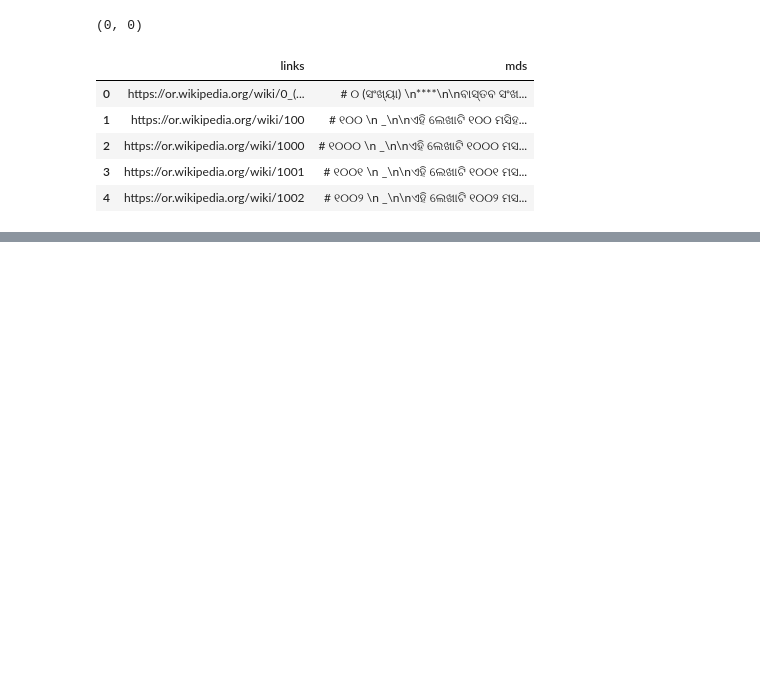
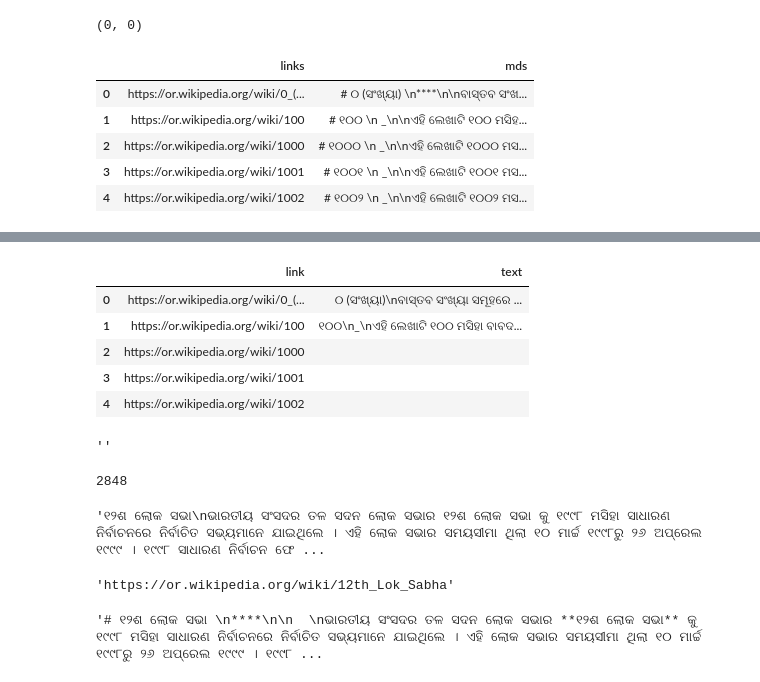
Before and after one commit to tripathysagar/odia_text_prep, a Jupyter notebook: wikipedia/process_wikipedia_web2md.ipynb, the cells around one changed output, grey strips where cells are left out. Saved outputs shown, nothing was run; the diff lists cells and outputs as text; code cells hidden in the pictures; blank space fills up the shorter version.

Commit message:
after extracting text from odia wiki page, removing tables, and bot generated pages

```diff
--- a/wikipedia/process_wikipedia_web2md.ipynb
+++ b/wikipedia/process_wikipedia_web2md.ipynb
@@ -323,0 +329,4 @@ data_tf.to_csv("wiki_extracted.csv", index=False )
+# %%
+import pandas as pd
+df = pd.read_csv('wiki_extracted.csv')
+df.head()
@@ -323,0 +340,3 @@ data_tf.to_csv("wiki_extracted.csv", index=False )
+# %%
+mds = df['mds']
+len(mds) == len(df)
@@ -323,0 +407,2 @@ data_tf.to_csv("wiki_extracted.csv", index=False )
+# %%
+ext_txt =  parallel(clean_text, mds, progress=True, n_workers=16)
@@ -323,0 +411,37 @@ data_tf.to_csv("wiki_extracted.csv", index=False )
+# %%
+data = {
+    'link': (df['links']),
+    'text': ext_txt
+}
+data_df = pd.DataFrame.from_dict(data)
+data_df.head()
+data_df.to_csv("odia_wiki.csv", index=False )
+# %%
+data_df.head()
+# %% [output]
+|  | link | text |
+| 0 | https://or.wikipedia.org/wiki/0_(... | ୦ (ସଂଖ୍ୟା)\nବାସ୍ତବ ସଂଖ୍ୟା ସମୂହରେ ... |
+| 1 | https://or.wikipedia.org/wiki/100 | ୧୦୦\n_\nଏହି ଲେଖାଟି ୧୦୦ ମସିହା ବାବଦ... |
+| 2 | https://or.wikipedia.org/wiki/1000 |  |
+| 3 | https://or.wikipedia.org/wiki/1001 |  |
+| 4 | https://or.wikipedia.org/wiki/1002 |  |
+# %%
+data_tf.iloc[2]['text']
+# %% [output]
+''
+# %%
+ (data_tf['text'] == '').sum()
+# %% [output]
+2848
+# %%
+data_tf.iloc[336]['text']
+# %% [output]
+'୧୨ଶ ଲୋକ ସଭା\nଭାରତୀୟ ସଂସଦର ତଳ ସଦନ ଲୋକ ସଭାର ୧୨ଶ ଲୋକ ସଭା କୁ ୧୯୯୮ ମସିହା ସାଧାରଣ ନିର୍ବାଚନରେ ନିର୍ବାଚିତ ସଭ୍ୟମାନେ ଯାଇଥିଲେ । ଏହି ଲୋକ ସଭାର ସମୟସୀମା ଥିଲା ୧୦ ମାର୍ଚ୍ଚ ୧୯୯୮ରୁ ୨୬ ଅପ୍ରେଲ ୧୯୯୯ । ୧୯୯୮ ସାଧାରଣ ନିର୍ବାଚନ ଫେ ...
+# %%
+data_tf.iloc[336]['links']
+# %% [output]
+'https://or.wikipedia.org/wiki/12th_Lok_Sabha'
+# %%
+df.iloc[336]['mds']
+# %% [output]
+'# ୧୨ଶ ଲୋକ ସଭା \n****\n\n  \nଭାରତୀୟ ସଂସଦର ତଳ ସଦନ ଲୋକ ସଭାର **୧୨ଶ ଲୋକ ସଭା** କୁ ୧୯୯୮ ମସିହା ସାଧାରଣ ନିର୍ବାଚନରେ ନିର୍ବାଚିତ ସଭ୍ୟମାନେ ଯାଇଥିଲେ । ଏହି ଲୋକ ସଭାର ସମୟସୀମା ଥିଲା ୧୦ ମାର୍ଚ୍ଚ ୧୯୯୮ରୁ ୨୬ ଅପ୍ରେଲ ୧୯୯୯ । ୧୯୯୮ ...
```
Also changed, not shown: parts of 13 cells of this notebook, 1 other file.
